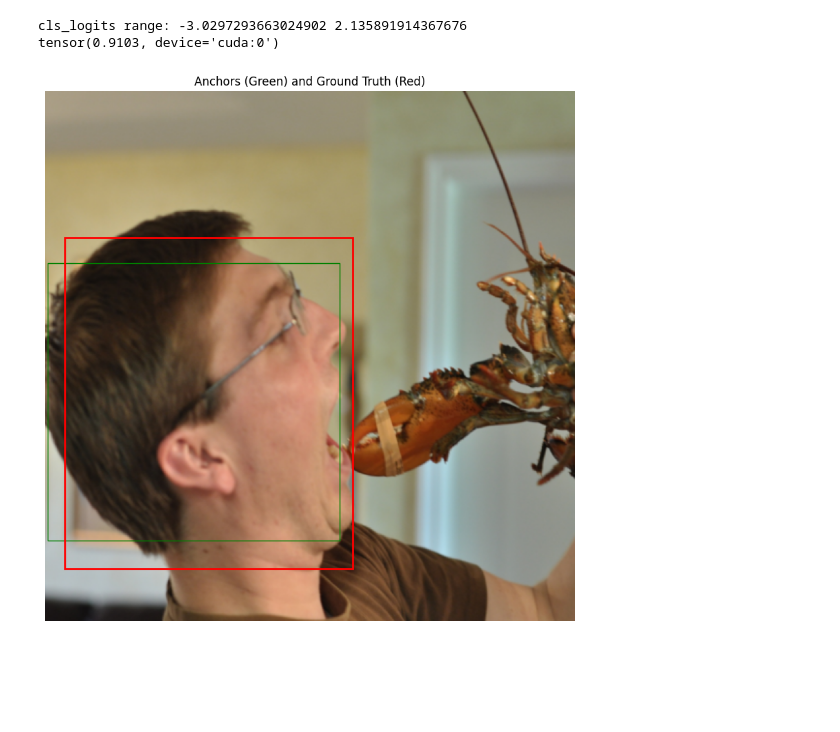
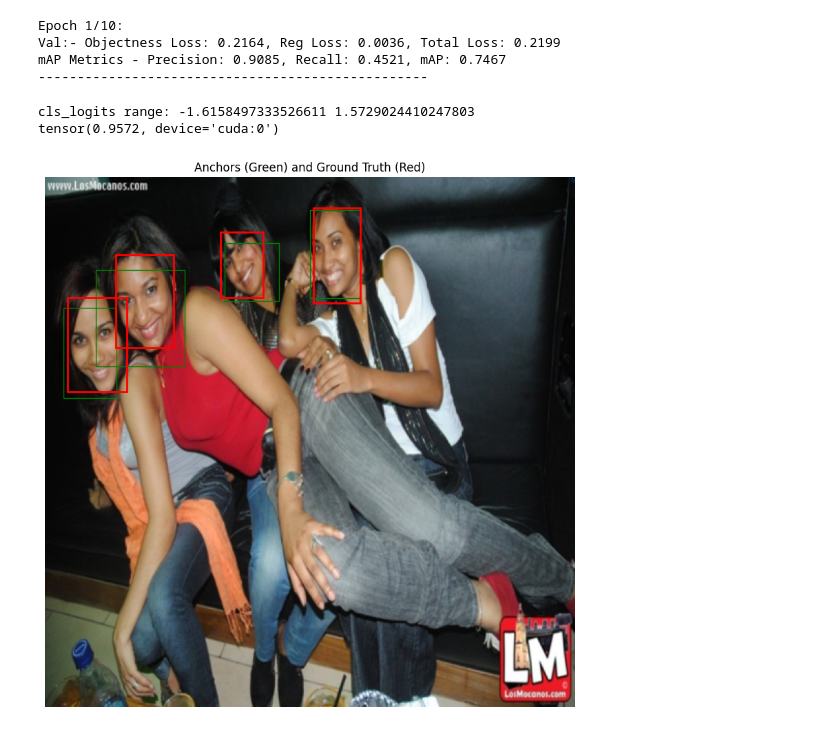
Before and after one commit to Atlas2p0/FasterRCNNFaceDetection, a Jupyter notebook: notebooks/roi_head_train.ipynb, the cells around one changed output. Drawn from its saved outputs; the diff is of its cells as text; code cells hidden in the pictures; blank space fills up the shorter version.

Commit message:
roi_head training complete. Initial Inference pipeline setup done

```diff
--- a/notebooks/roi_head_train.ipynb
+++ b/notebooks/roi_head_train.ipynb
@@ -326,6 +555,47 @@ plt.show()
+# %%
+test_cls_epoch, test_reg_epoch, test_total_loss_epoch= 0.0, 0.0, 0.0
+test_num_batches= 0.0
+backbone.eval()
+rpn_model.eval()
+roi_head.eval()
+for epoch in range(1):
+    with torch.no_grad():
+        for batch in test_loader:
+            images = torch.stack([b['image'] for b in batch]).to(device)
+            gt_boxes = [b['boxes'].to(device) for b in batch]
+
+            B, _, H, W = images.shape
+            image_shapes = [(H, W)] * B
+            proposals, features = generate_proposals(images, image_shapes)
+
+            roi_out = roi_head(features, proposals, image_shapes, gt_boxes)
+            test_cls_epoch += roi_out['cls_loss'].item()
+            test_reg_epoch += roi_out['reg_loss'].item()
+            test_num_batches += 1
+
+    test_cls_epoch /= test_num_batches
+    test_reg_epoch /= test_num_batches
+    test_total_loss = test_cls_epoch + test_reg_epoch
+
+    # Compute mAP every few epochs
+    all_pred_boxes, all_pred_scores, all_gt_boxes = evaluate_model(
+        roi_head, backbone, rpn_model, test_loader, device
+    )
+    results = compute_map(all_pred_boxes, all_pred_scores, all_gt_boxes, iou_thresh=0.5)
+
+    print(f"Epoch {epoch + 1}/{config.NUM_EPOCHS}:")
+    print(f"Val:- Objectness Loss: {test_cls_epoch:.4f}, Reg Loss: {test_reg_epoch:.4f}, Total Loss: {test_total_loss:.4f}")
+    print(f"mAP Metrics - Precision: {results['precision']:.4f}, Recall: {results['recall']:.4f}, mAP: {results['map']:.4f}")
+
+    print("-" * 50)
+# %% [output]
+Epoch 1/10:
+Val:- Objectness Loss: 0.2164, Reg Loss: 0.0036, Total Loss: 0.2199
+mAP Metrics - Precision: 0.9085, Recall: 0.4521, mAP: 0.7467
+--------------------------------------------------
 # %%
 @torch.no_grad()
-def roi_head_inference(features, proposals, image_shape, roi_head, score_thresh= 0.5, nms_thresh= 0.3):
+def roi_head_inference(features, proposals, image_shape, roi_head, score_thresh= 0.5, nms_thresh= 0.1):
     roi_out= roi_head(features, [proposals], [image_shape], gt_boxes= None)
     cls_logits= roi_out['cls_logits']
     bbox_deltas= roi_out['bbox_deltas']
@@ -343,20 +613,20 @@ def roi_head_inference(features, proposals, image_shape, roi_head, score_thresh=
     keep= nms(pred_boxes, scores, nms_thresh)
     return pred_boxes[keep], scores[keep]
 # %%
-sample_image= train_dataset[160]['image'].unsqueeze(0).to(device)
-sample_label= train_dataset[160]['boxes']
+sample_image= test_dataset[1000]['image'].unsqueeze(0).to(device)
+sample_label= test_dataset[1000]['boxes']
 
 B, _, H, W= sample_image.shape
 image_shapes= [(H, W)]
 
 proposals, features= generate_proposals(sample_image, image_shapes)
 proposals= proposals[0]
 features= features.to(device)
 
 pred_boxes, pred_scores= roi_head_inference(features, proposals, (H, W), roi_head)
 gt_boxes= filter_valid_bboxes(sample_label)
 visualize_anchors_and_gt(sample_image.squeeze(0), pred_boxes.cpu(), sample_label)
 # %% [output]
-cls_logits range: -3.0297293663024902 2.135891914367676
-tensor(0.9103, device='cuda:0')
+cls_logits range: -1.6158497333526611 1.5729024410247803
+tensor(0.9572, device='cuda:0')
-[figure, old version]
+[figure, new version]
```
Also changed, not shown: parts of 14 cells of this notebook, 5 other files.
